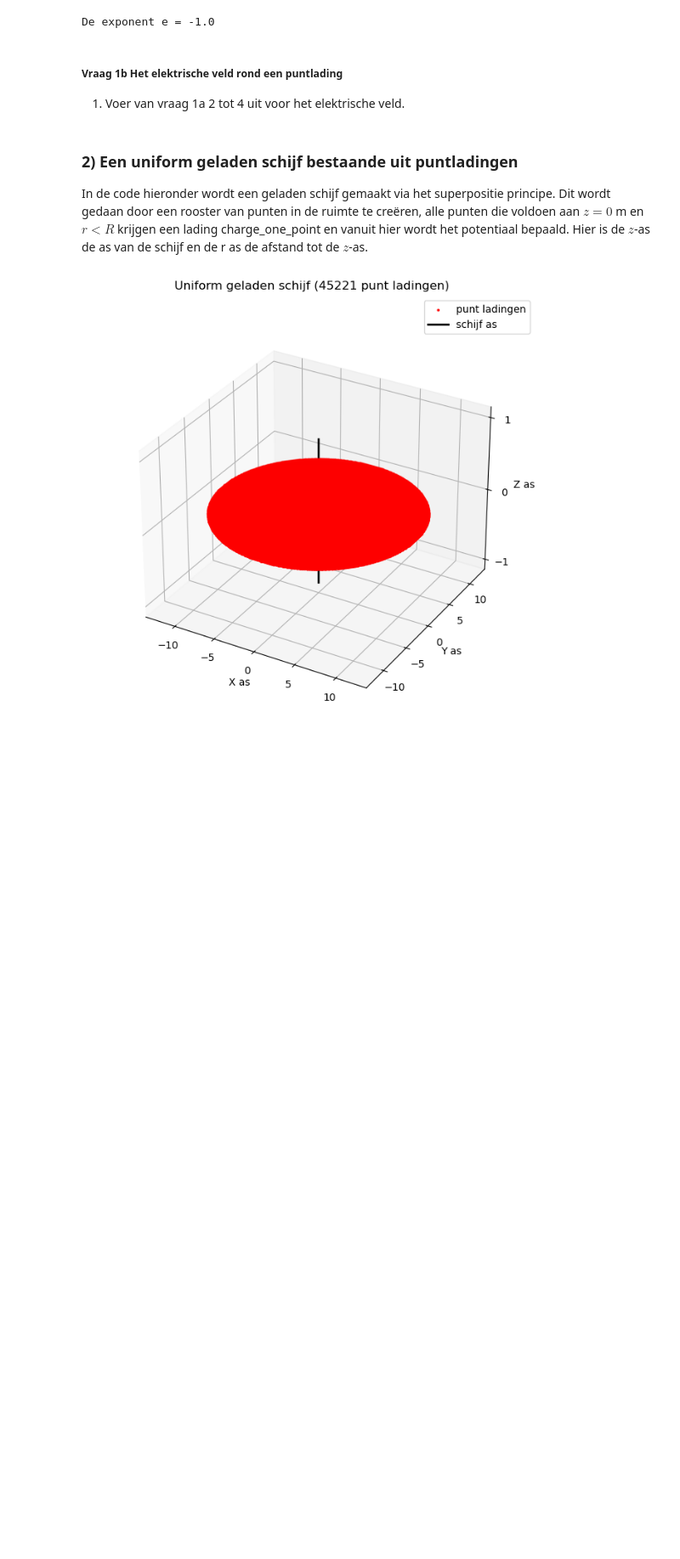
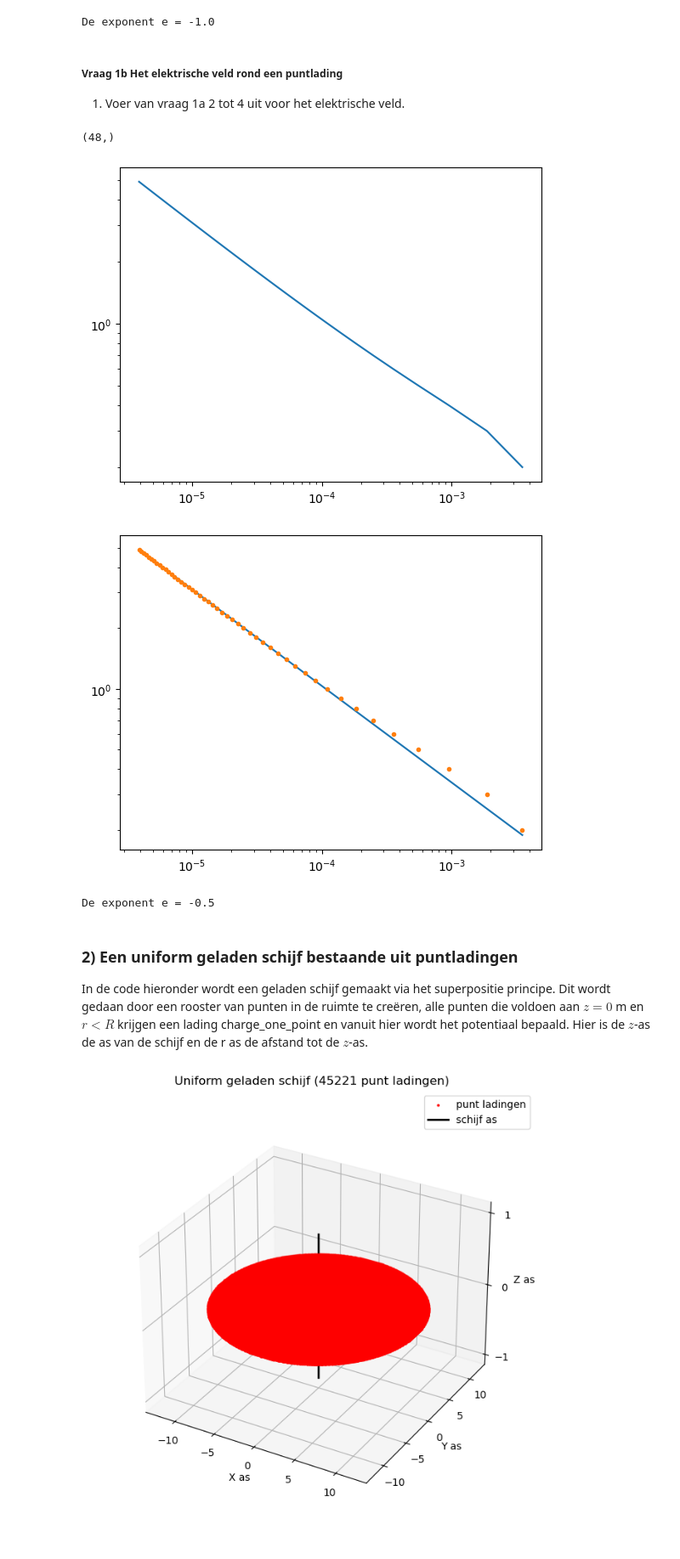
Before and after one commit to nvmeurs06/opdrachten-DEF-D, a Jupyter notebook: DigitaleOntwerpopdrachten/1CondensatorOpdracht/CondensatorOntwerpopdracht.ipynb, the cells around one changed output. Shown at 85% size. Saved outputs shown, nothing was run; the diff lists cells and outputs as text; code cells hidden in the pictures; blank space fills up the shorter version.

```diff
--- a/DigitaleOntwerpopdrachten/1CondensatorOpdracht/CondensatorOntwerpopdracht.ipynb
+++ b/DigitaleOntwerpopdrachten/1CondensatorOpdracht/CondensatorOntwerpopdracht.ipynb
@@ -138,8 +138,40 @@ De exponent e = -1.0
 1. Voer van vraag 1a 2 tot 4 uit voor het elektrische veld.
 # %%
 ###
-###Hier jouw code###
+#2
+#print(normE)
+
+normE_op_r_0 = normE[Idx_z_0,:]
+r_zon_0_tot= r_zon_0[1:]
+print(np.shape(normE_op_r_0))
+
+plt.figure()
+plt.loglog(normE_op_r_0,r_zon_0_tot)
+plt.show()
+
+#3
+def func_straal_Elektrisch_veld(normE_op_r_0,a,b):
+    return (normE_op_r_0**b)*a
+
+values_E, pcov_E = curve_fit(func_straal_Elektrisch_veld,normE_op_r_0,r_zon_0_tot)
+E_values = np.linspace(np.min(normE_op_r_0),np.max(normE_op_r_0),1000)
+
+plt.figure()
+plt.loglog(E_values,func_straal_Elektrisch_veld(E_values,*values_E))
+plt.loglog(normE_op_r_0,r_zon_0_tot,".")
+plt.show()
+
+#4
+print(f"De exponent e = {values_E[1]:.1f}")
+
+
+
 ###
+# %% [output]
+(48,)
+[figure, added]
+[figure, added]
+De exponent e = -0.5
 # %% [markdown]
 ### 2) Een uniform geladen schijf bestaande uit puntladingen
 
```
Also changed, not shown: parts of 6 cells of this notebook, 3 other files.
